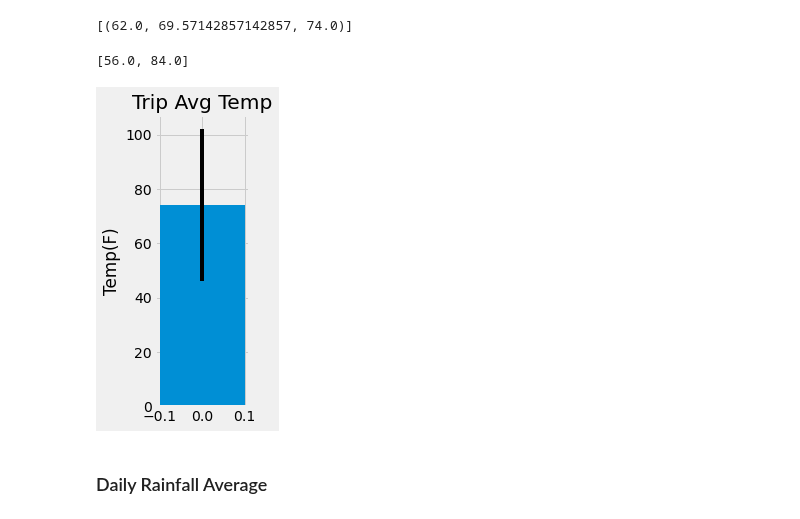
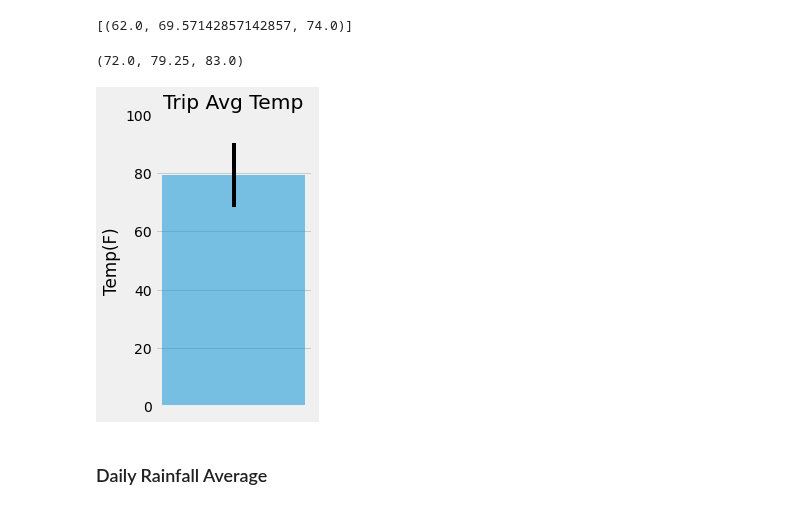
Before and after one commit to jjwilliams11/sqlalchemy-challenge, a Jupyter notebook: temp_analysis_bonus_2_starter.ipynb, the cells around one changed output. Cells and saved outputs as stored; diff of their text form; code cells hidden in the pictures.

Commit message:
Finished both bonuses and added export png filse for all charts

```diff
--- a/temp_analysis_bonus_2_starter.ipynb
+++ b/temp_analysis_bonus_2_starter.ipynb
@@ -61,43 +61,34 @@ print(calc_temps('2012-02-28', '2012-03-05'))
 # %%
 # Use the function `calc_temps` to calculate the tmin, tavg, and tmax
 # for a year in the data set
-yr_2016_calc = calc_temps('2016-01-01', '2016-12-31')
-yr_2016 = yr_2016_calc[0]
-
-test = [min_2016, max_2016]
-test
+trip_calc = calc_temps('2017-08-01', '2017-08-07')
 # %% [output]
-[56.0, 84.0]
+(72.0, 79.25, 83.0)
 # %%
 # Plot the results from your previous query as a bar chart.
 # Use "Trip Avg Temp" as your Title
 
 # Use the average temperature for bar height (y value)
-avg_2016 = [yr_2016_calc[0][1]]
+avg_trip_temp = [trip_calc[0][1]]
 
 # Use the peak-to-peak (tmax-tmin) value as the y error bar (yerr)
-min_2016 = yr_2016_calc[0][0]
-max_2016 = yr_2016_calc[0][2]
+min_trip_temp = trip_calc[0][0]
+max_trip_temp = trip_calc[0][2]
 
-error = [max_2016 - min_2016]
+error = [max_trip_temp - min_trip_temp]
 
+#Create Bar Chart
 fig, ax = plt.subplots(figsize=(2.5,5))
-ax.bar(0, avg_2016, yerr=error, width=.2)
-# ax0.errorbar(x, y, yerr=error, fmt='-o')
+ax.bar(0, avg_trip_temp, yerr=error, width=.2, alpha=.5)
 ax.set_ylabel('Temp(F)')
-# ax.set_xticks(x_pos)
-# ax.set_xticklabels(materials)
+ax.set_xticklabels("")
 ax.set_title('Trip Avg Temp')
-plt.tight_layout()
-
-
-# ax.bar(yr_2016, avg_2016, yerr=error, align='center', alpha=0.5, ecolor='black', capsize=10)
-# Save the figure and show
-# plt.tight_layout()
-# plt.savefig('bar_plot_with_error_bars.png')
-# plt.show()
+ax.set_xticks([])
+ax.set_ylim([0, 100])
+plt.savefig('Output/trip_avg_temp.png')
+plt.show()
 # %% [output]
-[figure, old version]
+[figure, new version]
 # %% [markdown]
 ### Daily Rainfall Average
 # %%
```
Also changed, not shown: parts of 7 cells of this notebook, 5 other files.
